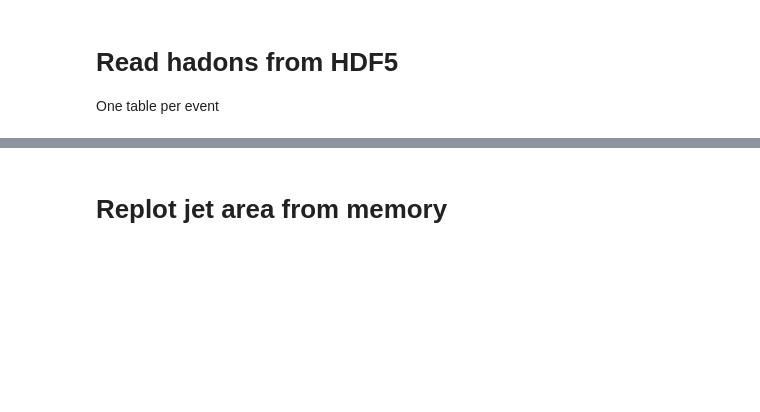
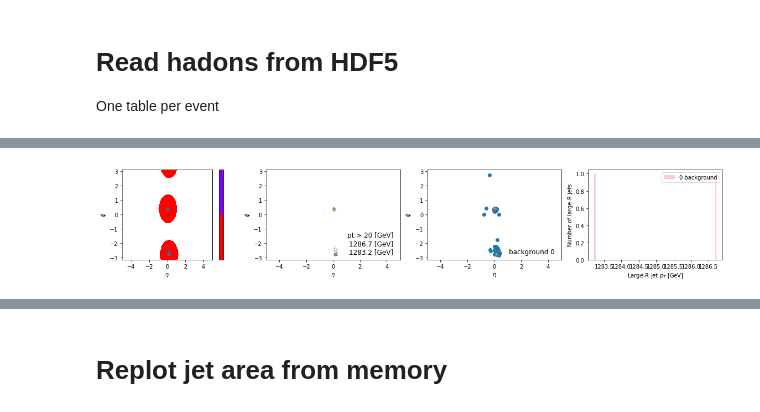
Before and after one commit to chnzhangrui/LHCOlympics2020, a Jupyter notebook: notebook/LHCOlympics2020_pyjetexample.ipynb, the cells around one changed output, grey strips where cells are left out. Cells and saved outputs as stored; diff of their text form; code cells hidden in the pictures; blank space fills up the shorter version.

```diff
--- a/notebook/LHCOlympics2020_pyjetexample.ipynb
+++ b/notebook/LHCOlympics2020_pyjetexample.ipynb
@@ -304,13 +290,7 @@ mass   0.000000  0.000000  0.000000  0.000000   0.000000   0.000000   0.000000
 # %%
-def plot_jet_area(largeRjets, hadrons, hadrons_ghosts):
+def plot_jet_area(largeRjets, hadrons_ghosts):
 
-#     print('largeRjets')
-#     print(largeRjets)
     jets = largeRjets.tolist()
-#     print('hadrons')
-#     print(hadrons)
-#     print('hadrons_ghosts')
-#     print(hadrons_ghosts)
     fig = plt.figure(figsize=(20, 3))
 
     # define eta and phi ranges and number of bins along each axis
@@ -327,7 +307,7 @@ def plot_jet_area(largeRjets, hadrons, hadrons_ghosts):
         area += (jetarea > 0) * (ijet + 1)
 
     # pick a different color for each jet
-    colors = cm.rainbow(np.linspace(0, 1, len(largeRjets)/3))
+    colors = cm.rainbow(np.linspace(0, 1, int(len(largeRjets)/4)))
     cmap = LinearSegmentedColormap.from_list('cmap', colors, len(colors))
     # plot all areas
     plt.imshow(np.ma.masked_where(area == 0, area).T, cmap=cmap,
@@ -336,41 +316,46 @@ def plot_jet_area(largeRjets, hadrons, hadrons_ghosts):
     cbar = plt.colorbar()
     cbar.ax.invert_yaxis()
 
-    # overlay original event
-    particles = hadrons
-#     print(len(hadrons),hadrons[0],hadrons[1],hadrons[2],hadrons[3])
-    ax.scatter(hadrons[2], hadrons[3], s=30 * hadrons[1] / hadrons[1].max())
+    # overlay original hadron
+    hadrons = hadron_ghost_perevent[hadron_ghost_perevent['pT'] > 0.0000001]
+    ax.scatter(hadrons['eta'], hadrons['phi'], s=30 * hadrons['pT'] / hadrons['pT'].max())
 
     ax.set_xlim(extent[:2])
     ax.set_ylim(extent[2:])
     plt.xlabel(r'$\eta$')
     plt.ylabel(r'$\phi$')
 
-#     if plotPosition:
-#     #         jets_eta = Jets_allevent[['pt_jet1', 'pt_jet2', 'pt_jet3']][]
-#     #         largeRjets[ijet].eta for ijet in range(len(largeRjets))]
-#     #         jets_phi = largeRjets[ijet].phi for ijet in range(len(largeRjets))]
-#         jets_pt = np.array([all_largeRjets[mytype][ievt][ijet].pt for ijet in range(len(all_largeRjets[mytype][ievt]))])
-#         ax = fig.add_subplot(1, 4, 2)
-#         plt.scatter(x=hadrons[2], y=hadrons[3], s=30 * hadrons[1] / hadrons[1].max(), marker='.')
-#         plt.scatter(x=jets_eta, y=jets_phi, s=30 * jets_pt/max(jets_pt), marker='o')
-#         ax.text(0.95, 0.05, 'pt > 20 [GeV]'+'\n{:.1f} [GeV]\n{:.1f} [GeV]'.format(jets_pt[0],jets_pt[1]),
-#             verticalalignment='bottom', horizontalalignment='right', transform=ax.transAxes, fontsize=12)
-#         ax = fig.add_subplot(1, 4, 3)
-#         plt.scatter(x=all_hadrons[mytype][ievt]['eta'], y=all_hadrons[mytype][ievt]['phi'], marker='.')
-#         plt.scatter(x=jets_eta, y=jets_phi, marker='o')
-#         ax.set_xlim(extent[:2])
-#         ax.set_ylim(extent[2:])
-#         plt.xlabel(r'$\eta$')
-#         plt.ylabel(r'$\phi$')
-#         ax.text(0.95, 0.05, mytype+' '+str(ievt),
-#             verticalalignment='bottom', horizontalalignment='right', transform=ax.transAxes, fontsize=12)
+    # plot positions
+    jets_pt = largeRjets.filter(like='pt_jet', axis=0).values
+    jets_eta = largeRjets.filter(like='eta_jet', axis=0).values
+    jets_phi = largeRjets.filter(like='phi_jet', axis=0).values
+    jets_mass = largeRjets.filter(like='mass_jet', axis=0).values
 
-#         ax = fig.add_subplot(1, 4, 4)
-#         plt.hist(jets_pt, bins=100, facecolor='r', alpha=0.2, label=str(ievt)+' '+mytype)
-#         plt.xlabel(r'Large-R jet $p_{T}$ [GeV]')
-#         plt.ylabel('Number of large-R jets')
-#         plt.legend(loc='upper right')
+    ax = fig.add_subplot(1, 4, 2)
+    plt.scatter(x=hadrons['eta'], y=hadrons['phi'], s=30 * hadrons['pT'] / hadrons['pT'].max())
+    plt.scatter(x=jets_eta, y=jets_phi, s=30 * jets_pt / jets_pt.max(), marker='+')
+
+    ax.text(0.95, 0.05, 'pt > 20 [GeV]'+'\n{:.1f} [GeV]\n{:.1f} [GeV]'.format(jets_pt[0],jets_pt[1]),
+        verticalalignment='bottom', horizontalalignment='right', transform=ax.transAxes, fontsize=12)
+    ax.set_xlim(extent[:2])
+    ax.set_ylim(extent[2:])
+    plt.xlabel(r'$\eta$')
+    plt.ylabel(r'$\phi$')
+    ax = fig.add_subplot(1, 4, 3)
+    plt.scatter(x=hadrons['eta'], y=hadrons['phi'])
+    plt.scatter(x=jets_eta, y=jets_phi, marker='+')
+    ax.set_xlim(extent[:2])
+    ax.set_ylim(extent[2:])
+    plt.xlabel(r'$\eta$')
+    plt.ylabel(r'$\phi$')
+    ax.text(0.95, 0.05, mytype+' '+str(ievt),
+        verticalalignment='bottom', horizontalalignment='right', transform=ax.transAxes, fontsize=12)
+
+    ax = fig.add_subplot(1, 4, 4)
+    plt.hist(jets_pt, bins=100, facecolor='r', alpha=0.2, label=str(ievt)+' '+mytype)
+    plt.xlabel(r'Large-R jet $p_{T}$ [GeV]')
+    plt.ylabel('Number of large-R jets')
+    plt.legend(loc='upper right')
 
 for mytype in ['background']:
     hadrons = readHadrons(mytype = mytype)
@@ -389,25 +374,9 @@ for mytype in ['background']:
         except StopIteration:
             continue
 
-        print('ievt',ievt)
-#         print(hadron_perevent)
         hadron_ghost_perevent = hadron_ghost_perevent.T
-#         print(hadron_ghost_perevent['pT'])
-        print(hadron_ghost_perevent[hadron_ghost_perevent['pT'] > 0.0001])
-#         print(a)
         jets_perevent = jets_perevent.iloc[jets_perevent.nonzero()[0]]
-
-#         print(hadron_perevent)
-#         print(hadron_perevent.T)
-#         print(hadron_ghost_perevent)
-
-
-#         plot_jet_area(jets_perevent, hadron_perevent.T, hadron_ghost_perevent.T)
-
-# print('all_hadrons_ghost', all_hadrons_ghost)
-# print(all_largeRjets_ghost)
-# print(mytype)
-# print(ievt)
+        plot_jet_area(jets_perevent, hadron_ghost_perevent)
 
 # for ievt in range(len(all_largeRjets_ghost[mytype])):
 #     plot_jet_area(all_hadrons_ghost = all_hadrons_ghost, all_largeRjets_ghost = all_largeRjets_ghost, mytype = mytype, ievt = ievt)
@@ -432,3 +394,4 @@ ievt 0
+[figure, added]
 # %%
 # test
 for event in readHadrons('background'):
```
Also changed, not shown: parts of 12 cells of this notebook.
